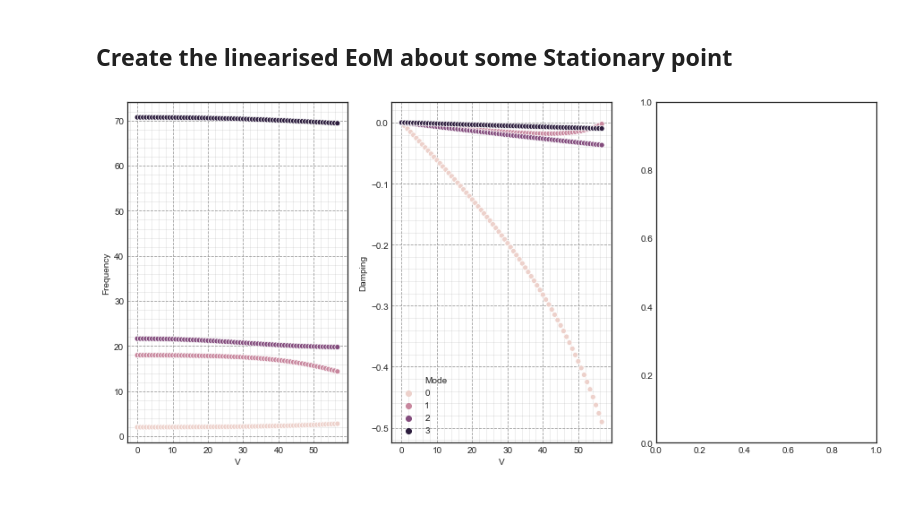
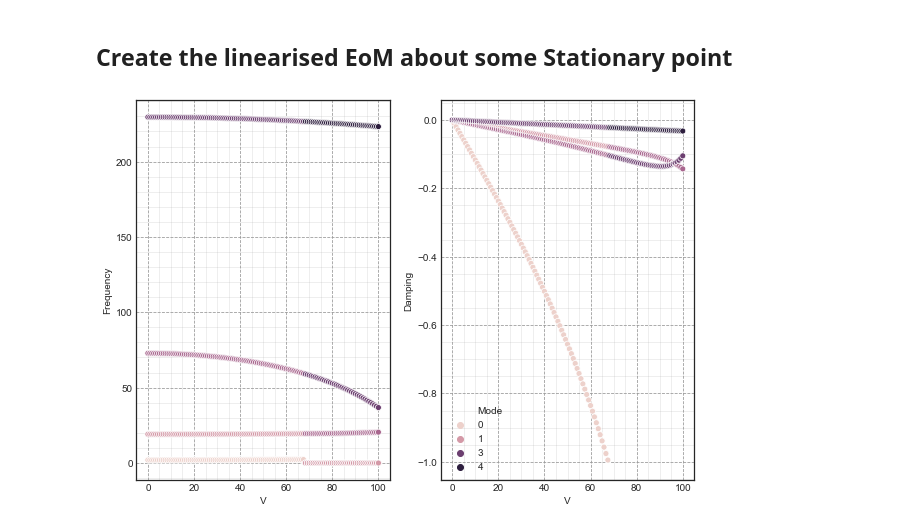
Before and after one commit to fh9g12/FwtModels, a Jupyter notebook: Workbooks/5_Non-linear FWTD Assumed Shapes/5_AssumedShapesV2-NO FWTD - Flutter Plots.ipynb, the cells around one changed output. Saved outputs shown, nothing was run; the diff lists cells and outputs as text; code cells hidden in the pictures; blank space fills up the shorter version.

Commit message:
making flutter plots

```diff
--- a/Workbooks/5_Non-linear FWTD Assumed Shapes/5_AssumedShapesV2-NO FWTD - Flutter Plots.ipynb
+++ b/Workbooks/5_Non-linear FWTD Assumed Shapes/5_AssumedShapesV2-NO FWTD - Flutter Plots.ipynb
@@ -200,13 +192,14 @@ for i in range(int(len(yi)/2)):
 # %% [markdown]
 ## Create the linearised EoM about some Stationary point
 # %%
+ignores = [p.EI,p.V,p.GJ,p.s_0,p.e_0,p.m_0,p.alpha_r]
 # get the linearised sm
-sm_lin = sm.subs(p,p.GetSubs(0,p.fp,ignore=[p.V,p.GJ])).linearise(p)
+sm_lin = sm.subs(p,p.GetSubs(0,p.fp,ignore=ignores)).linearise(p)
 
 # get eigen Matrices and turn into a function
 K,M = sm_lin.eigenMatrices(p)
 # %%
-func = sym.lambdify((p.V,p.fp,p.GJ),(K,M),'numpy')
+func = sym.lambdify((ignores + [p.fp]),(K,M),'numpy')
 # %%
 q = sym.Matrix(p.fp[::2])
 qd = sym.Matrix(p.fp[1::2])
@@ -216,3 +208,14 @@ func_obj = sym.lambdify((q,p.V),(f.T*f).subs(p.GetSubs(0,q,ignore=[p.fp,p.V]))[0
+# %%
+p.V.value = 20
+p.GJ.value = 600
+
+p.e_0.value = 0.2
+p.m_0.value = 1.345*2
+p.alpha_r.value = np.deg2rad(5)
+
+p.EI.value = 80
+values = [i.value for i in ignores]
+func_obj = sym.lambdify((q,p.V),(f.T*f).subs(p.GetSubs(0,q,ignore=[p.fp,p.V]))[0])
 # %%
 df = pd.DataFrame(columns=['v','aoa','q'])
 vs = np.linspace(0,100,121)
@@ -236,8 +239,14 @@ for i in range(0,len(data)):
     #j_lp = func(data['v'].iloc[i],np.deg2rad(data['Lambda'].iloc[i]),ratio,lp)
     # get eigen value information
     #jac_dat = dof2.ExtractEigenValueData(j_lp,sortby='Damping')
-    evals, evecs = eig(*func(data['v'].iloc[i],data['q'].iloc[i],p.GJ.value))
+    p.V.value = data['v'].iloc[i]
+    values = tuple([i.value for i in ignores])
+    evals, evecs = eig(*func(*values,data['q'].iloc[i]))
     jac_dat = mf.ExtractEigenValueData(evals,evecs,sortby='Frequency')
+
+
+    #evals, evecs = eig(*func(data['v'].iloc[i],data['q'].iloc[i],p.GJ.value))
+    #jac_dat = mf.ExtractEigenValueData(evals,evecs,sortby='Frequency')
 
     # populate test specific data
     jac_dat['V'] = data['v'].iloc[i]
@@ -252,24 +261,24 @@ flutdfv2 = flutdfv2.reset_index(drop=True)
 #flutdfv2
 # %%
 data = flutdfv2[flutdfv2['Stable']]
-fig, axes = plt.subplots(1,3,figsize=(15,7))
+fig, axes = plt.subplots(1,2,figsize=(10,7))
 
 
 sns.scatterplot(data=data,x='V',y='Frequency',hue='Mode',ax=axes[0],legend=False)
 sns.scatterplot(data=data,x='V',y='Damping',hue='Mode',ax=axes[1])
 #sns.scatterplot(data=data,x='V',y=f'q_{p.qs*2-2}',ax=axes[2])
 
 
 for i in [0,1]:
     #axes[i].set(xlim=(0,60))
     axes[i].grid(b=True, which='major', color='#999999', linestyle='--')
     axes[i].minorticks_on()
     axes[i].grid(b=True, which='minor', color='#999999', linestyle='-', alpha=0.2)
     #axes[i].set(xlim=(0,60))
 #axes[0].set(ylim=(0.5,3))
-#axes[0].set(ylim=(0,20))
+#axes[0].set(ylim=(0,5))
 # %% [output]
-[figure, old version]
+[figure, new version]
 # %%
 flutdfv2[flutdfv2['Stable']]['V'].max()
 # %% [output]
```
Also changed, not shown: parts of 8 cells of this notebook.
